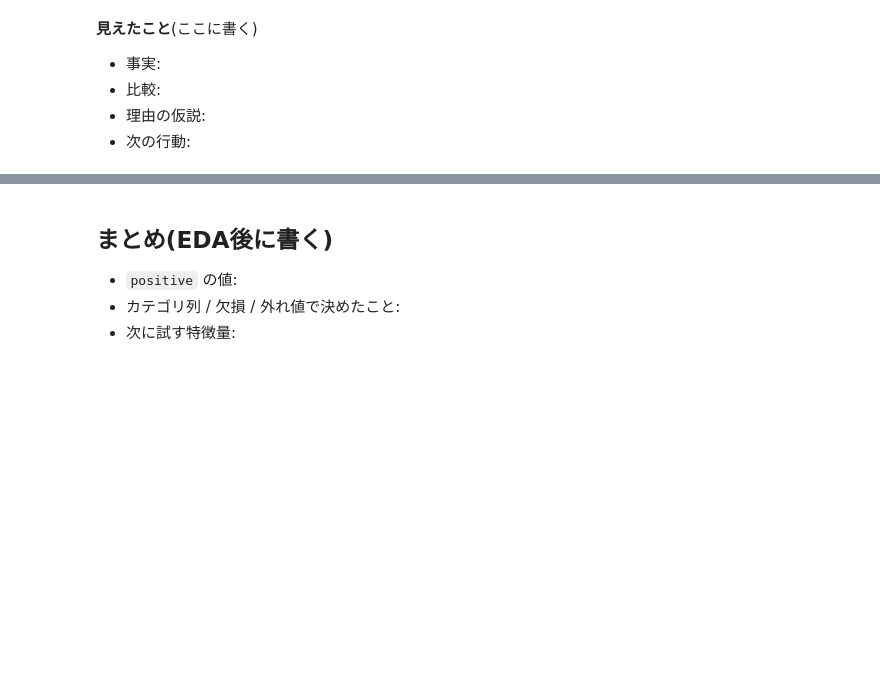
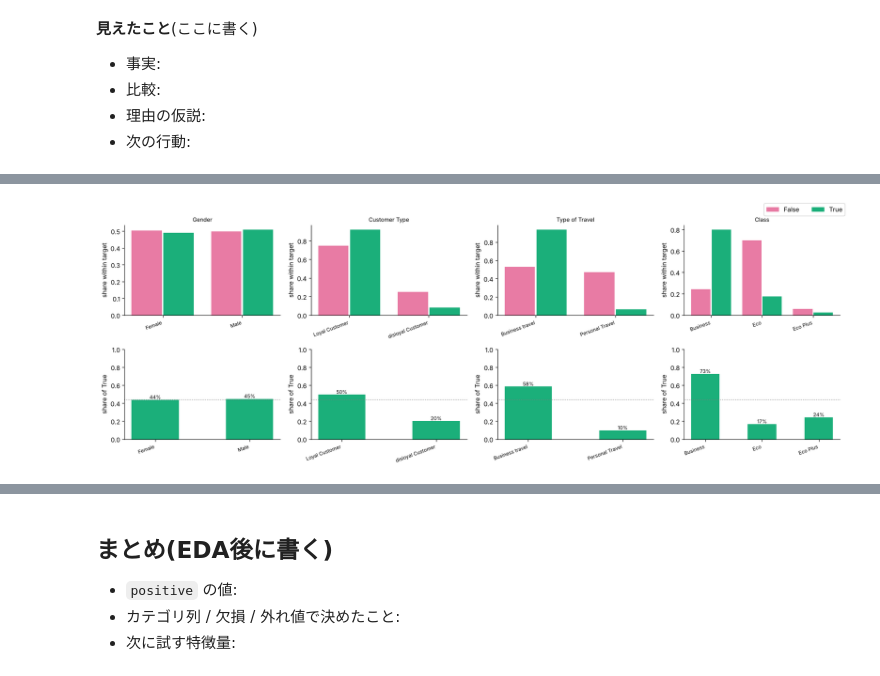
Before and after one commit to mika-42261/2610playground, a Jupyter notebook: 01_eda.ipynb, the cells around one changed output, grey strips where cells are left out. Cells and saved outputs as stored; diff of their text form; code cells hidden in the pictures; blank space fills up the shorter version.

```diff
--- a/01_eda.ipynb
+++ b/01_eda.ipynb
@@ -343,0 +413,31 @@ test にだけある値: なし
+# %%
+# 文字列の列(カテゴリ): 箱ひげ図は作れないので、上=ヒストグラム相当(割合)、下=カテゴリごとの True の割合
+str_cols = [c for c in cat_cols if c not in rate_cols]
+fig, axes = plt.subplots(2, len(str_cols), figsize=(4.2 * len(str_cols), 6), squeeze=False)
+for j, c in enumerate(str_cols):
+    levels = sorted(train[c].unique())
+    x = np.arange(len(levels))
+    for off, (flag, color) in zip((-0.2, 0.2), [(False, FALSE_C), (True, TRUE_C)]):
+        share = train.loc[train[TARGET] == flag, c].value_counts(normalize=True).reindex(levels).fillna(0)
+        axes[0, j].bar(x + off, share.values, width=0.38, color=color, label=str(flag))
+    axes[0, j].set_xticks(x, levels, rotation=20, ha="right", fontsize=8)
+    axes[0, j].set_title(c, fontsize=9)
+    axes[0, j].set_ylabel("share within target")
+    axes[0, j].spines[["top", "right"]].set_visible(False)
+
+    rate = train.groupby(c)[TARGET].mean().reindex(levels)
+    axes[1, j].bar(x, rate.values, width=0.5, color=TRUE_C)
+    axes[1, j].axhline(train[TARGET].mean(), color="gray", ls=":", lw=1)  # 全体の True の割合
+    for xi, v in zip(x, rate.values):
+        axes[1, j].text(xi, v + 0.01, f"{v:.0%}", ha="center", fontsize=8)
+    axes[1, j].set_xticks(x, levels, rotation=20, ha="right", fontsize=8)
+    axes[1, j].set_ylim(0, 1)
+    axes[1, j].set_ylabel("share of True")
+    axes[1, j].spines[["top", "right"]].set_visible(False)
+handles, labels = axes[0, 0].get_legend_handles_labels()
+fig.legend(handles, labels, loc="upper right", ncol=2)  # 凡例は図の外(右上)に置く
+plt.tight_layout(rect=[0, 0, 1, 0.97])
+plt.savefig(FIG / "q7_categorical_by_target.png", dpi=120)
+plt.show()
+# %% [output]
+[figure, added]
```
Also changed, not shown: parts of 5 cells of this notebook, 3 other files.
